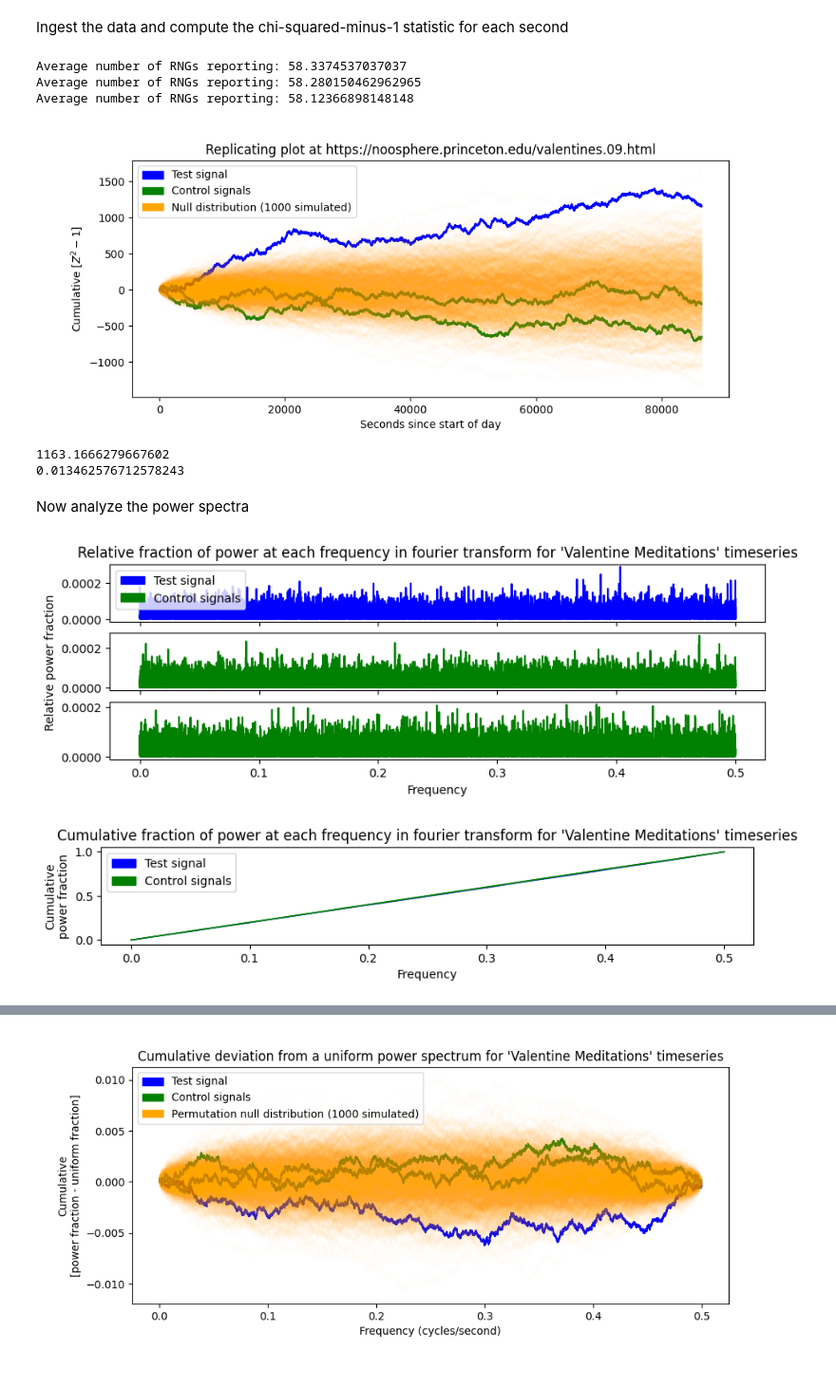
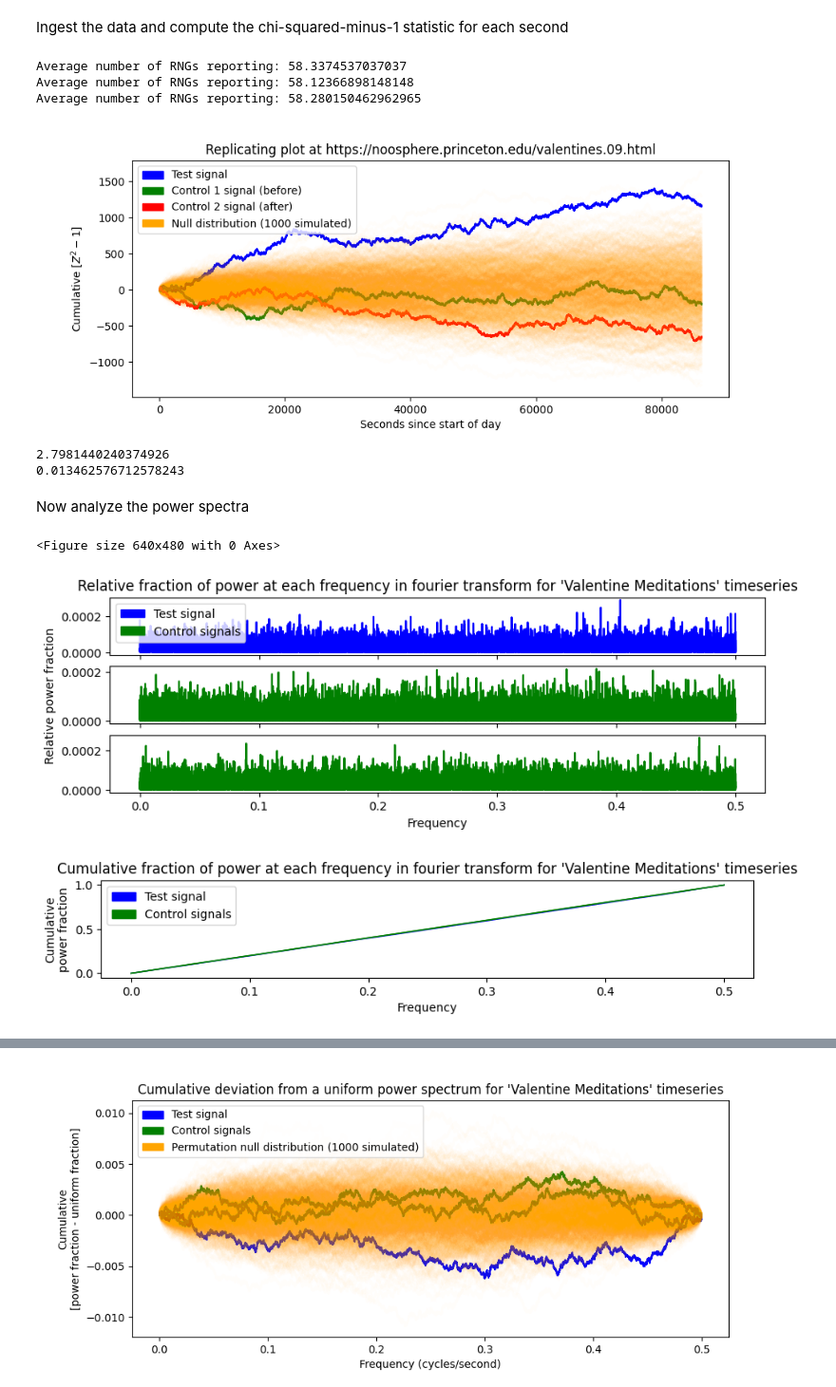
Before and after one commit to AvantiShri/gcp_analysis, a Jupyter notebook: Valentines2009_powerspectrum.ipynb, the cells around one changed output, grey strips where cells are left out. Shown at 95% size. Cells and saved outputs as stored; diff of their text form; code cells hidden in the pictures.

```diff
--- a/Valentines2009_powerspectrum.ipynb
+++ b/Valentines2009_powerspectrum.ipynb
@@ -57,8 +57,8 @@ Ingest the data and compute the chi-squared-minus-1 statistic for each second
 
 import pandas
 eggdata_test = pandas.read_csv("eggsummary/2009/basketdata-2009-02-14.csv", skiprows=8)
-eggdata_control1 = pandas.read_csv("eggsummary/2009/basketdata-2009-02-15.csv", skiprows=8)
-eggdata_control2 = pandas.read_csv("eggsummary/2009/basketdata-2009-02-13.csv", skiprows=8)
+eggdata_control1 = pandas.read_csv("eggsummary/2009/basketdata-2009-02-13.csv", skiprows=8)
+eggdata_control2 = pandas.read_csv("eggsummary/2009/basketdata-2009-02-15.csv", skiprows=8)
 # %%
 import numpy as np
 
@@ -89,46 +89,47 @@ csm1_control1, _ = get_chisquareminus1(eggdata_control1)
 csm1_control2, _ = get_chisquareminus1(eggdata_control2)
 # %% [output]
 Average number of RNGs reporting: 58.3374537037037
+Average number of RNGs reporting: 58.12366898148148
 Average number of RNGs reporting: 58.280150462962965
-Average number of RNGs reporting: 58.12366898148148
 # %%
 #%matplotlib inline
 from matplotlib import pyplot as plt
 import matplotlib
 matplotlib.use('agg') #needed to prevent mem leak sigh
 import matplotlib.patches as mpatches
 
 #replicate the figure at https://global-mind.org/valentines.09.html
 fig = plt.figure(figsize=(10,4))
 plt.plot(np.arange(len(csm1_test)),np.cumsum(csm1_test), color="blue")
 plt.plot(np.arange(len(csm1_control1)),np.cumsum(csm1_control1), color="green")
-plt.plot(np.arange(len(csm1_control1)),np.cumsum(csm1_control2), color="green")
+plt.plot(np.arange(len(csm1_control2)),np.cumsum(csm1_control2), color="red")
 
 #also plot 1000 simulated controls from pseudorandom data
 rng = np.random.RandomState(1234)
 for i in range(1000):
   sim_csm1 = np.square(rng.normal(size=len(csm1_test)))-1
   plt.plot(np.arange(len(sim_csm1)),np.cumsum(sim_csm1), color="orange", alpha=0.02)
 plt.title("Replicating plot at https://noosphere.princeton.edu/valentines.09.html")
 plt.xlabel("Seconds since start of day")
 plt.ylabel("Cumulative [$Z^2 - 1$]")
 plt.legend(handles=[mpatches.Patch(color='blue', label='Test signal'),
-                    mpatches.Patch(color='green', label='Control signals'),
+                    mpatches.Patch(color='green', label='Control 1 signal (before)'),
+                    mpatches.Patch(color='red', label='Control 2 signal (after)'),
                     mpatches.Patch(color='orange', label='Null distribution (1000 simulated)')],
            loc="upper left")
 fig.savefig('csm1plot.png')
 plt.close(fig)
 plt.clf()
 
 from IPython.display import Image
 Image('csm1plot.png')
 # %% [output]
-[figure, old version]
+[figure, new version]
 # %%
-print(np.sum(csm1_test))
+print(np.sum(csm1_test)/np.sqrt(2*len(csm1_test)))
 print(np.sum(csm1_test)/len(csm1_test))
 # %% [output]
-1163.1666279667602
+2.7981440240374926
 0.013462576712578243
 # %% [markdown]
 Now analyze the power spectra
@@ -188,5 +189,6 @@ plt.legend(handles=[mpatches.Patch(color='blue', label='Test signal'),
            loc="upper left")
 plt.show()
 # %% [output]
+<Figure size 640x480 with 0 Axes>
-[figure, old version]
+[figure, new version]
 [figure]
```
Also changed, not shown: parts of 6 cells of this notebook.
